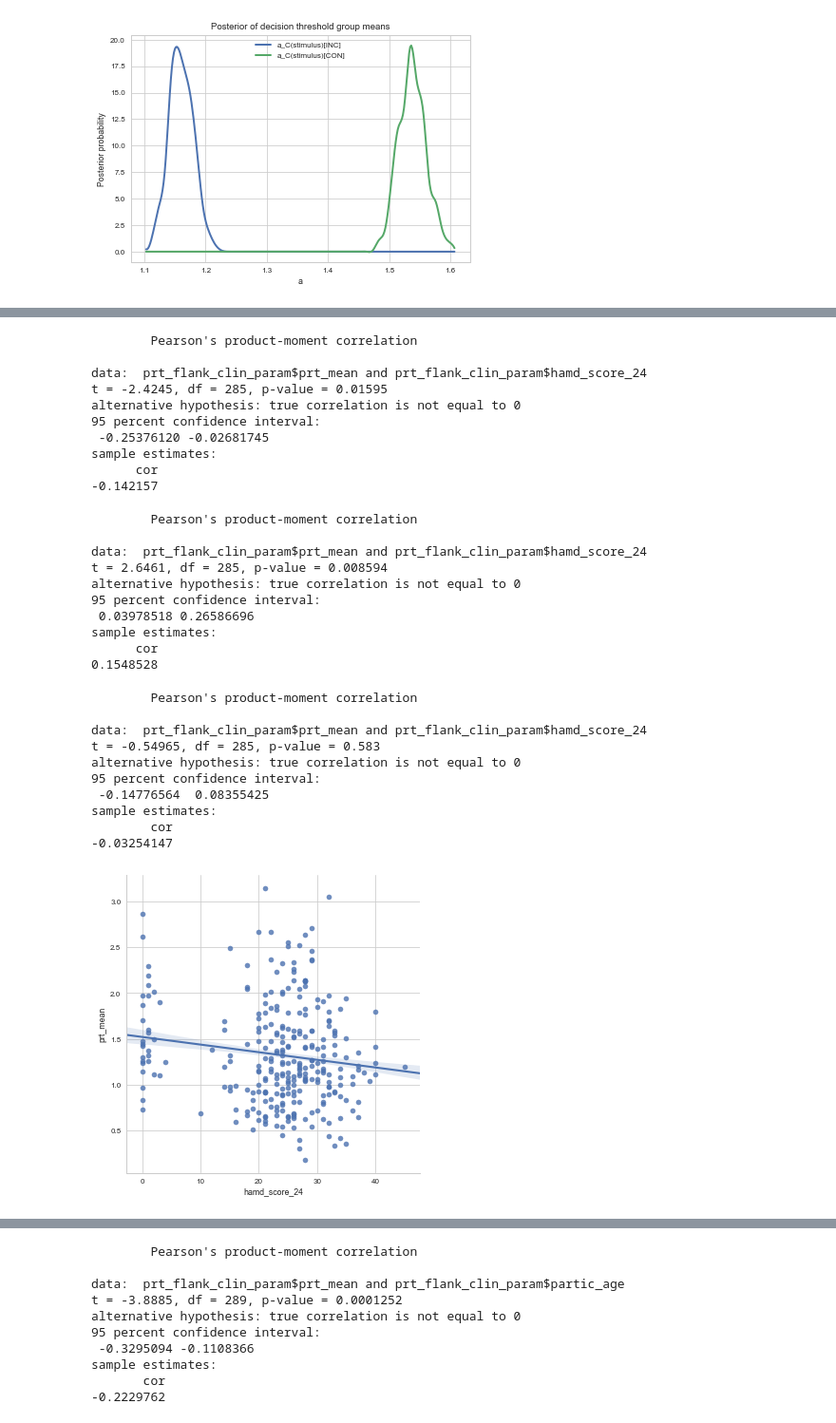
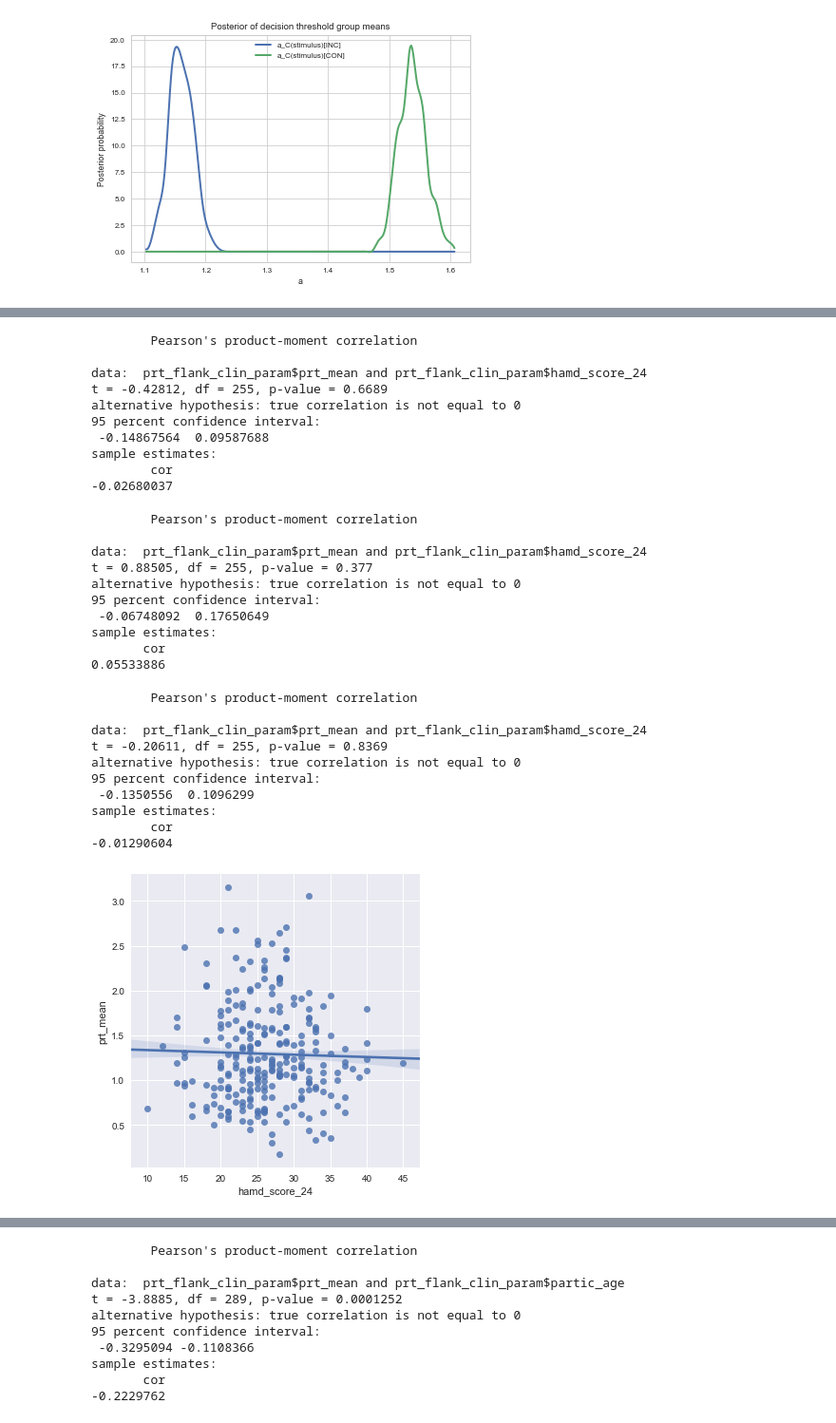
Before and after one commit to vlawlor/EMBARC-Flanker, a Jupyter notebook: Flanker.ipynb, the cells around one changed output, grey strips where cells are left out. Shown at 95% size. Saved outputs shown, nothing was run; the diff lists cells and outputs as text; code cells hidden in the pictures.

Commit message:
more models, correlations

```diff
--- a/Flanker.ipynb
+++ b/Flanker.ipynb
@@ -2515,6 +2820,7 @@ prt_flank_clin.head()
 params = ['v','a','t']
 for param in params:
     prt_flank_clin_param = prt_flank_clin[prt_flank_clin['param'] == param]
+    prt_flank_clin_param = prt_flank_clin_param[prt_flank_clin_param['group'] == 'MDD'] # want to look just in the mdd group
     corr_param = sns.lmplot(y='flk_mean', x = 'neo2_score_ne', data=prt_flank_clin_param,ci=68)
 
     %Rpush prt_flank_clin_param
@@ -2580,10 +2883,10 @@ list(prt_flank_clin_param)
 # %%
 # anything with the shaps in the flanker?
-# positive correlation with flanker threshold and shaps
 
 params = ['v','a','t']
 for param in params:
     prt_flank_clin_param = prt_flank_clin[prt_flank_clin['param'] == param]
+    prt_flank_clin_param = prt_flank_clin_param[prt_flank_clin_param['group'] == 'MDD'] # want to look just in the mdd group
     corr_param = sns.lmplot(y='flk_mean', x = 'shaps_total_continuous', data=prt_flank_clin_param,ci=68)
 
     %Rpush prt_flank_clin_param
@@ -2630,6 +2933,7 @@ sample estimates:
 params = ['v','a','t']
 for param in params:
     prt_flank_clin_param = prt_flank_clin[prt_flank_clin['param'] == param]
+    prt_flank_clin_param = prt_flank_clin_param[prt_flank_clin_param['group'] == 'MDD'] # want to look just in the mdd group
     corr_param = sns.lmplot(y='prt_mean', x = 'shaps_total_continuous', data=prt_flank_clin_param,ci=68)
 
     %Rpush prt_flank_clin_param
@@ -2672,9 +2976,10 @@ sample estimates:
 # %%
 # anything with the hamd and flanker?
-# Yes, correlation with threshold
+
 params = ['v','a','t']
 for param in params:
     prt_flank_clin_param = prt_flank_clin[prt_flank_clin['param'] == param]
+    prt_flank_clin_param = prt_flank_clin_param[prt_flank_clin_param['group'] == 'MDD'] # want to look just in the mdd group
     corr_param = sns.lmplot(y='flk_mean', x = 'hamd_score_24', data=prt_flank_clin_param,ci=68)
 
     %Rpush prt_flank_clin_param
@@ -2717,43 +3022,43 @@ sample estimates:
 # %%
 # anything with the hamd and prt?
-# Yes, correlation with threshold & drift rate
 params = ['v','a','t']
 for param in params:
     prt_flank_clin_param = prt_flank_clin[prt_flank_clin['param'] == param]
+    prt_flank_clin_param = prt_flank_clin_param[prt_flank_clin_param['group'] == 'MDD'] # want to look just in the mdd group
     corr_param = sns.lmplot(y='prt_mean', x = 'hamd_score_24', data=prt_flank_clin_param,ci=68)
 
     %Rpush prt_flank_clin_param
     %R corr_param <- cor.test(prt_flank_clin_param$prt_mean,prt_flank_clin_param$hamd_score_24,method="pearson")
     %R print (corr_param)
 # %% [output]
         Pearson's product-moment correlation
 
 data:  prt_flank_clin_param$prt_mean and prt_flank_clin_param$hamd_score_24
-t = -2.4245, df = 285, p-value = 0.01595
+t = -0.42812, df = 255, p-value = 0.6689
 alternative hypothesis: true correlation is not equal to 0
 95 percent confidence interval:
- -0.25376120 -0.02681745
+ -0.14867564  0.09587688
 sample estimates:
-      cor
--0.142157
+        cor
+-0.02680037
         Pearson's product-moment correlation
 
 data:  prt_flank_clin_param$prt_mean and prt_flank_clin_param$hamd_score_24
-t = 2.6461, df = 285, p-value = 0.008594
+t = 0.88505, df = 255, p-value = 0.377
 alternative hypothesis: true correlation is not equal to 0
 95 percent confidence interval:
- 0.03978518 0.26586696
+ -0.06748092  0.17650649
 sample estimates:
-      cor
-0.1548528
+       cor
+0.05533886
         Pearson's product-moment correlation
 
 data:  prt_flank_clin_param$prt_mean and prt_flank_clin_param$hamd_score_24
-t = -0.54965, df = 285, p-value = 0.583
+t = -0.20611, df = 255, p-value = 0.8369
 alternative hypothesis: true correlation is not equal to 0
 95 percent confidence interval:
- -0.14776564  0.08355425
+ -0.1350556  0.1096299
 sample estimates:
         cor
--0.03254147
+-0.01290604
-[figure, old version]
+[figure, new version]
```
Also changed, not shown: parts of 36 cells of this notebook.
